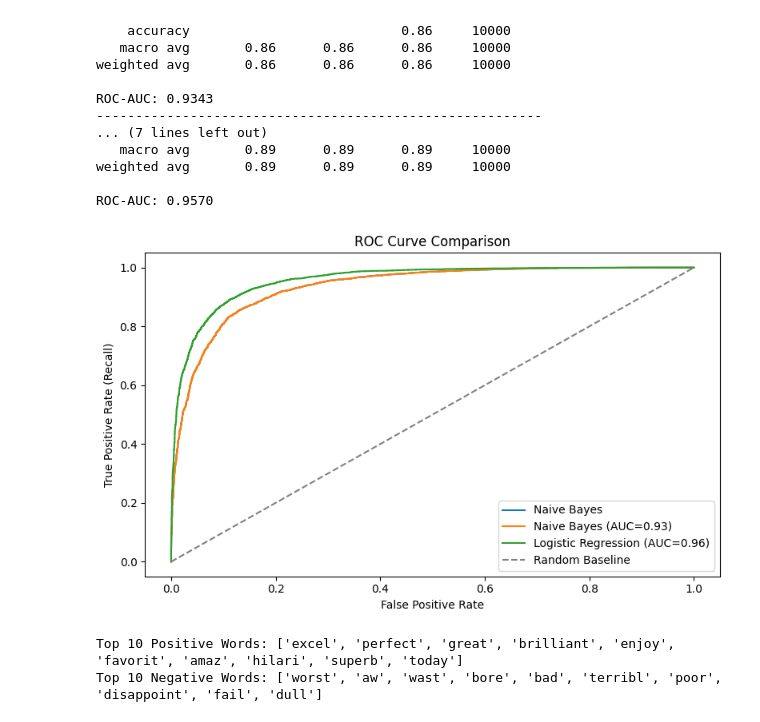
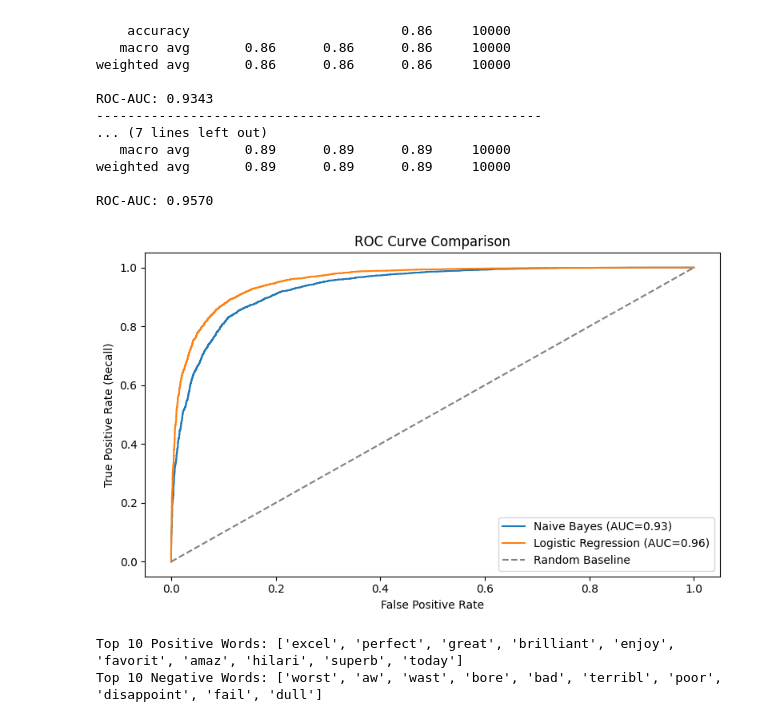
Before and after one commit to hemayasekar/Sentiment-Analysis-on-Movie-Reviews, a Jupyter notebook: movie_review.ipynb, the cells around one changed output. Drawn from its saved outputs; the diff is of its cells as text; code cells hidden in the pictures.

```diff
--- a/movie_review.ipynb
+++ b/movie_review.ipynb
@@ -136,18 +136,20 @@ ROC-AUC: 0.9570
 # %%
 fpr_nb, tpr_nb, _ = roc_curve(y_test, y_nb_proba)
 fpr_lr, tpr_lr, _ = roc_curve(y_test, y_lr_proba)
+
 plt.figure(figsize=(8, 5))
-plt.plot(fpr_nb, tpr_nb, label=f"Naive Bayes")
-plt.plot(fpr_nb, tpr_nb, label=f"Naive Bayes (AUC={roc_auc_score(y_test,y_nb_proba):.2f})")
-plt.plot(fpr_lr, tpr_lr, label=f"Logistic Regression (AUC={roc_auc_score(y_test,y_lr_proba):.2f})")
-plt.plot([0,1],[0,1], "--", color="grey", label="Random Baseline")
+plt.plot(fpr_nb, tpr_nb, label=f"Naive Bayes (AUC={roc_auc_score(y_test, y_nb_proba):.2f})")
+plt.plot(fpr_lr, tpr_lr, label=f"Logistic Regression (AUC={roc_auc_score(y_test, y_lr_proba):.2f})")
+plt.plot([0, 1], [0, 1], "--", color="grey", label="Random Baseline")
 plt.xlabel("False Positive Rate")
 plt.ylabel("True Positive Rate (Recall)")
 plt.title("ROC Curve Comparison")
-plt.legend(); plt.tight_layout();
+plt.legend()
+plt.tight_layout()
+plt.savefig("roc_curve_comparison.png", dpi=150, bbox_inches="tight")
 plt.show()
 # %% [output]
-[figure, old version]
+[figure, new version]
 # %%
 import numpy as np
 
```
Also changed, not shown: 2 other files.
